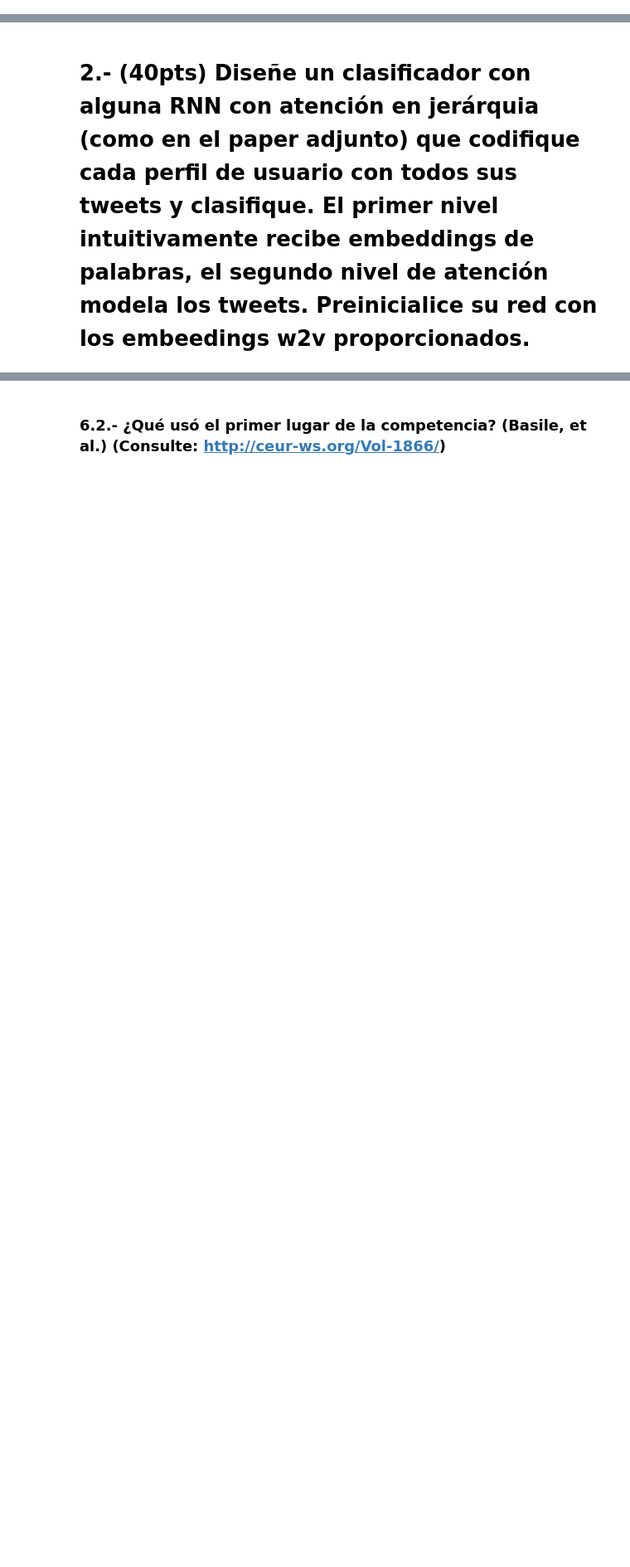
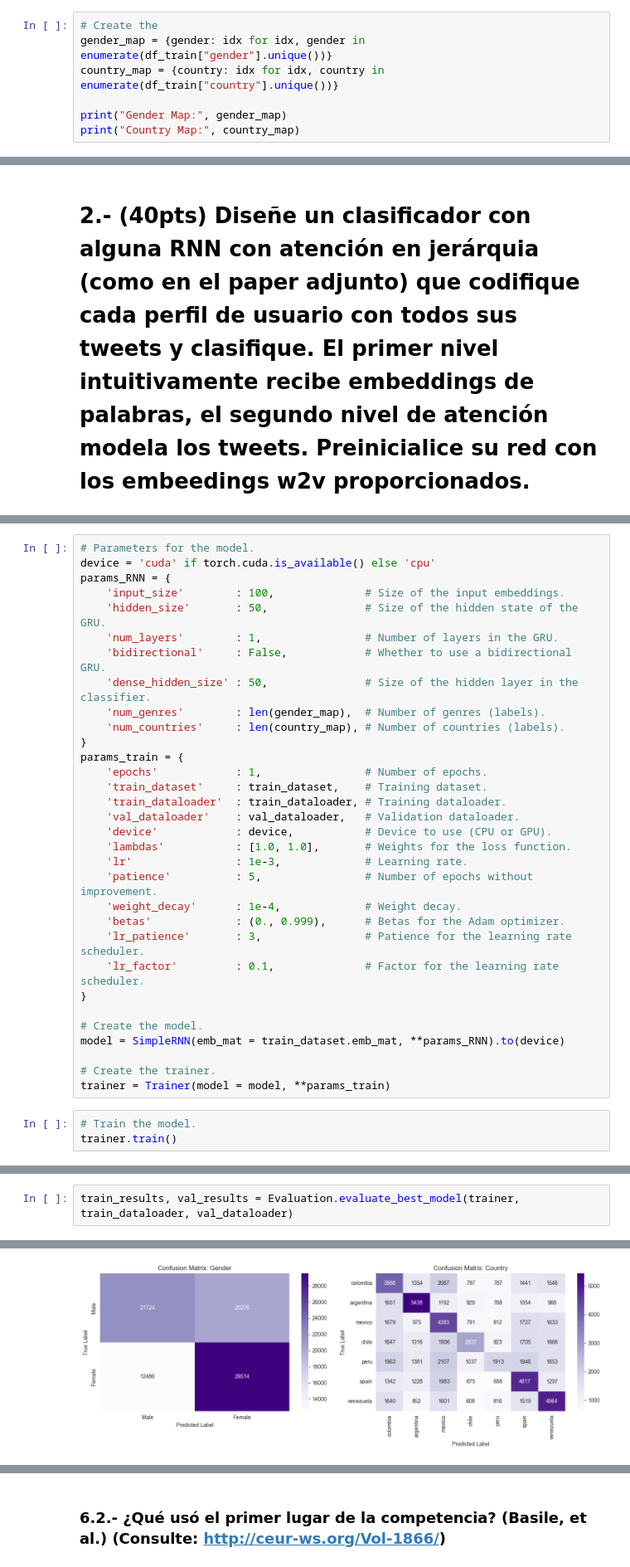
Before and after one commit to ezautorres/Natural-Language-Processing-CIMAT, a Jupyter notebook: assignments/assignment6/ezau_faridh_torres_torres_t6.ipynb, the cells around one changed output, grey strips where cells are left out. Shown at 83% size. Saved outputs shown, nothing was run; the diff lists cells and outputs as text; blank space fills up the shorter version.

```diff
--- a/assignments/assignment6/ezau_faridh_torres_torres_t6.ipynb
+++ b/assignments/assignment6/ezau_faridh_torres_torres_t6.ipynb
@@ -313,0 +179,7 @@ val_dataset = AuthorProfilingDataset(data_val, labels_val)
+# %%
+# Create the
+gender_map = {gender: idx for idx, gender in enumerate(df_train["gender"].unique())}
+country_map = {country: idx for idx, country in enumerate(df_train["country"].unique())}
+
+print("Gender Map:", gender_map)
+print("Country Map:", country_map)
@@ -315,0 +949,35 @@ val_dataset = AuthorProfilingDataset(data_val, labels_val)
+# %%
+# Parameters for the model.
+device = 'cuda' if torch.cuda.is_available() else 'cpu'
+params_RNN = {
+    'input_size'        : 100,              # Size of the input embeddings.
+    'hidden_size'       : 50,               # Size of the hidden state of the GRU.
+    'num_layers'        : 1,                # Number of layers in the GRU.
+    'bidirectional'     : False,            # Whether to use a bidirectional GRU.
+    'dense_hidden_size' : 50,               # Size of the hidden layer in the classifier.
+    'num_genres'        : len(gender_map),  # Number of genres (labels).
+    'num_countries'     : len(country_map), # Number of countries (labels).
+}
+params_train = {
+    'epochs'            : 1,                # Number of epochs.
+    'train_dataset'     : train_dataset,    # Training dataset.
+    'train_dataloader'  : train_dataloader, # Training dataloader.
+    'val_dataloader'    : val_dataloader,   # Validation dataloader.
+    'device'            : device,           # Device to use (CPU or GPU).
+    'lambdas'           : [1.0, 1.0],       # Weights for the loss function.
+    'lr'                : 1e-3,             # Learning rate.
+    'patience'          : 5,                # Number of epochs without improvement.
+    'weight_decay'      : 1e-4,             # Weight decay.
+    'betas'             : (0., 0.999),      # Betas for the Adam optimizer.
+    'lr_patience'       : 3,                # Patience for the learning rate scheduler.
+    'lr_factor'         : 0.1,              # Factor for the learning rate scheduler.
+}
+
+# Create the model.
+model = SimpleRNN(emb_mat = train_dataset.emb_mat, **params_RNN).to(device)
+
+# Create the trainer.
+trainer = Trainer(model = model, **params_train)
+# %%
+# Train the model.
+trainer.train()
@@ -315,0 +988,3 @@ val_dataset = AuthorProfilingDataset(data_val, labels_val)
+# %%
+train_results, val_results = Evaluation.evaluate_best_model(trainer, train_dataloader, val_dataloader)
+# %% [output]
@@ -315,0 +1010 @@ val_dataset = AuthorProfilingDataset(data_val, labels_val)
+[figure, added]
```
Also changed, not shown: parts of 20 cells of this notebook, 1 other file.
